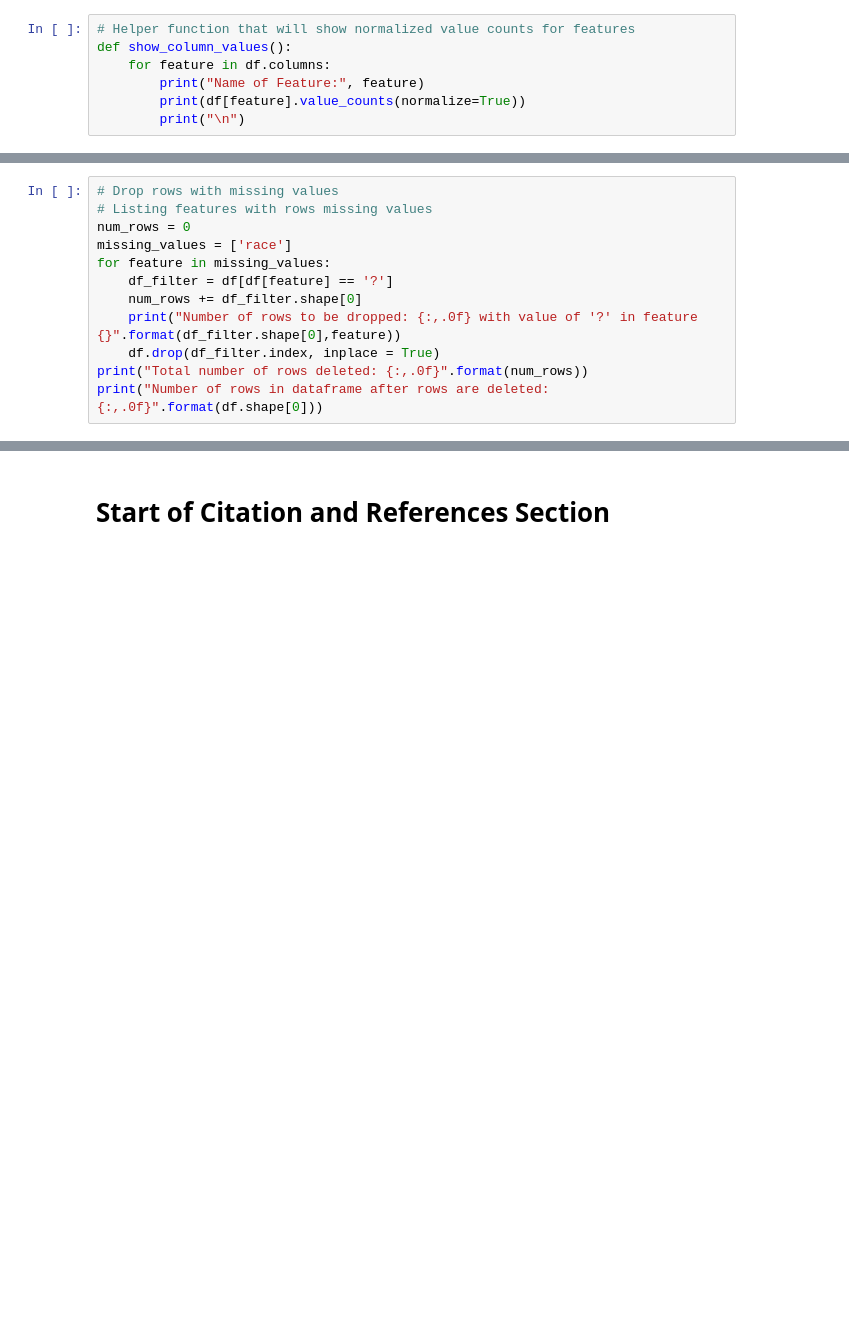
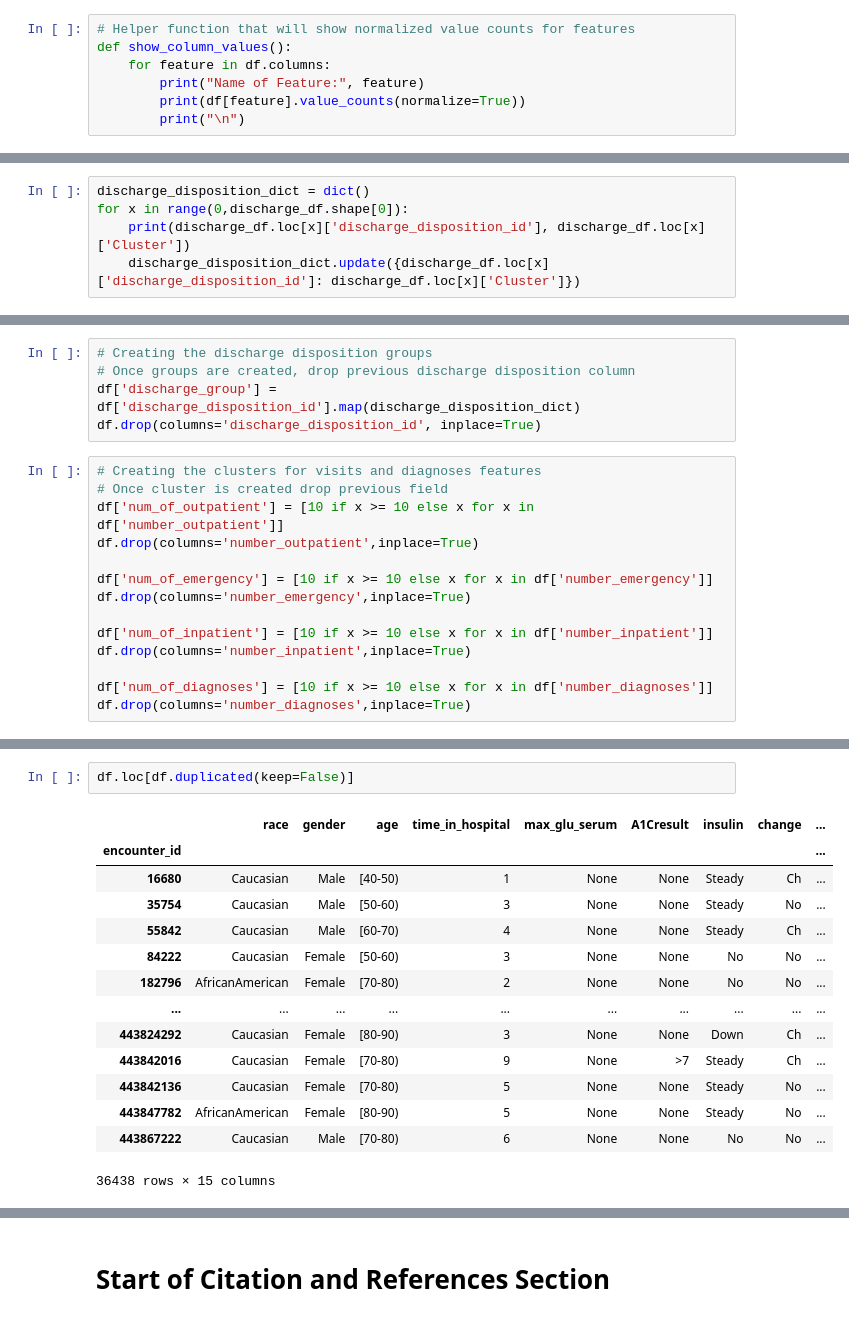
Before and after one commit to michaelakinosho/diabetes_readmission, a Jupyter notebook: diabetes_readmission.ipynb, the cells around one changed output, grey strips where cells are left out. Cells and saved outputs as stored; diff of their text form; blank space fills up the shorter version.

```diff
--- a/diabetes_readmission.ipynb
+++ b/diabetes_readmission.ipynb
@@ -123,0 +317,5 @@ df.drop(columns=features_excluded,inplace=True)
+# %%
+discharge_disposition_dict = dict()
+for x in range(0,discharge_df.shape[0]):
+    print(discharge_df.loc[x]['discharge_disposition_id'], discharge_df.loc[x]['Cluster'])
+    discharge_disposition_dict.update({discharge_df.loc[x]['discharge_disposition_id']: discharge_df.loc[x]['Cluster']})
@@ -124,3 +340,22 @@ df.drop(columns=features_excluded,inplace=True)
+# %%
+# Creating the discharge disposition groups
+# Once groups are created, drop previous discharge disposition column
+df['discharge_group'] = df['discharge_disposition_id'].map(discharge_disposition_dict)
+df.drop(columns='discharge_disposition_id', inplace=True)
+# %%
+# Creating the clusters for visits and diagnoses features
+# Once cluster is created drop previous field
+df['num_of_outpatient'] = [10 if x >= 10 else x for x in df['number_outpatient']]
+df.drop(columns='number_outpatient',inplace=True)
+
+df['num_of_emergency'] = [10 if x >= 10 else x for x in df['number_emergency']]
+df.drop(columns='number_emergency',inplace=True)
+
+df['num_of_inpatient'] = [10 if x >= 10 else x for x in df['number_inpatient']]
+df.drop(columns='number_inpatient',inplace=True)
+
+df['num_of_diagnoses'] = [10 if x >= 10 else x for x in df['number_diagnoses']]
+df.drop(columns='number_diagnoses',inplace=True)
 # %%
 # Inspect the features for rows that need to be deleted
 # An imputer is not going to appropriate for this rows
@@ -146,12 +380,0 @@ Name: readmitted, dtype: float64
-# %%
-# Drop rows with missing values
-# Listing features with rows missing values
-num_rows = 0
-missing_values = ['race']
-for feature in missing_values:
-    df_filter = df[df[feature] == '?']
-    num_rows += df_filter.shape[0]
-    print("Number of rows to be dropped: {:,.0f} with value of '?' in feature {}".format(df_filter.shape[0],feature))
-    df.drop(df_filter.index, inplace = True)
-print("Total number of rows deleted: {:,.0f}".format(num_rows))
-print("Number of rows in dataframe after rows are deleted: {:,.0f}".format(df.shape[0]))
@@ -166,0 +406,17 @@ df.duplicated().sum()
+# %%
+df.loc[df.duplicated(keep=False)]
+# %% [output]
+|  | race | gender | age | time_in_hospital | max_glu_serum | A1Cresult | insulin | change | ... |
+| encounter_id |  |  |  |  |  |  |  |  | ... |
+| 16680 | Caucasian | Male | [40-50) | 1 | None | None | Steady | Ch | ... |
+| 35754 | Caucasian | Male | [50-60) | 3 | None | None | Steady | No | ... |
+| 55842 | Caucasian | Male | [60-70) | 4 | None | None | Steady | Ch | ... |
+| 84222 | Caucasian | Female | [50-60) | 3 | None | None | No | No | ... |
+| 182796 | AfricanAmerican | Female | [70-80) | 2 | None | None | No | No | ... |
+| ... | ... | ... | ... | ... | ... | ... | ... | ... | ... |
+| 443824292 | Caucasian | Female | [80-90) | 3 | None | None | Down | Ch | ... |
+| 443842016 | Caucasian | Female | [70-80) | 9 | None | >7 | Steady | Ch | ... |
+| 443842136 | Caucasian | Female | [70-80) | 5 | None | None | Steady | No | ... |
+| 443847782 | AfricanAmerican | Female | [80-90) | 5 | None | None | Steady | No | ... |
+| 443867222 | Caucasian | Male | [70-80) | 6 | None | None | No | No | ... |
+36438 rows × 15 columns
```
Also changed, not shown: parts of 39 cells of this notebook, 1 other file.
